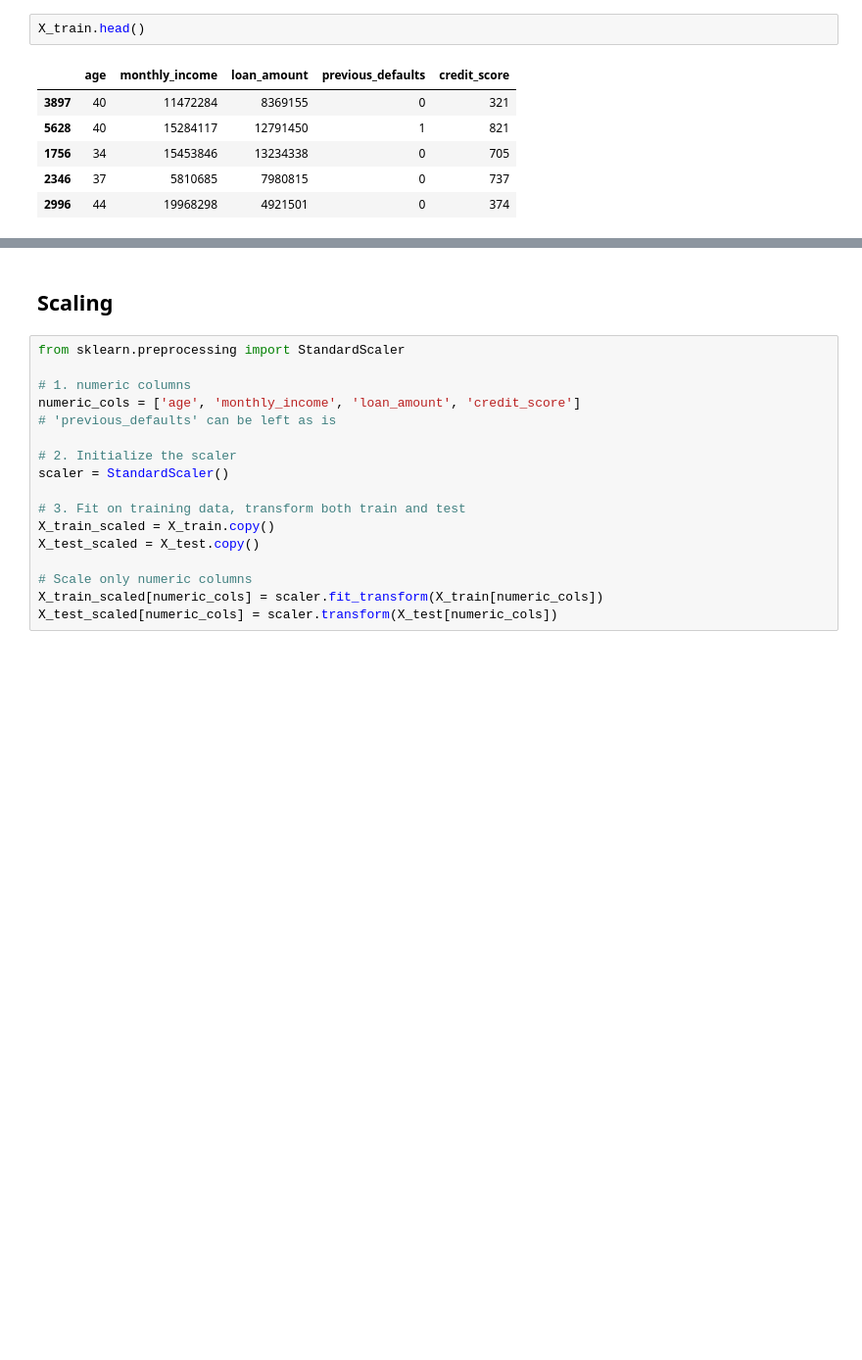
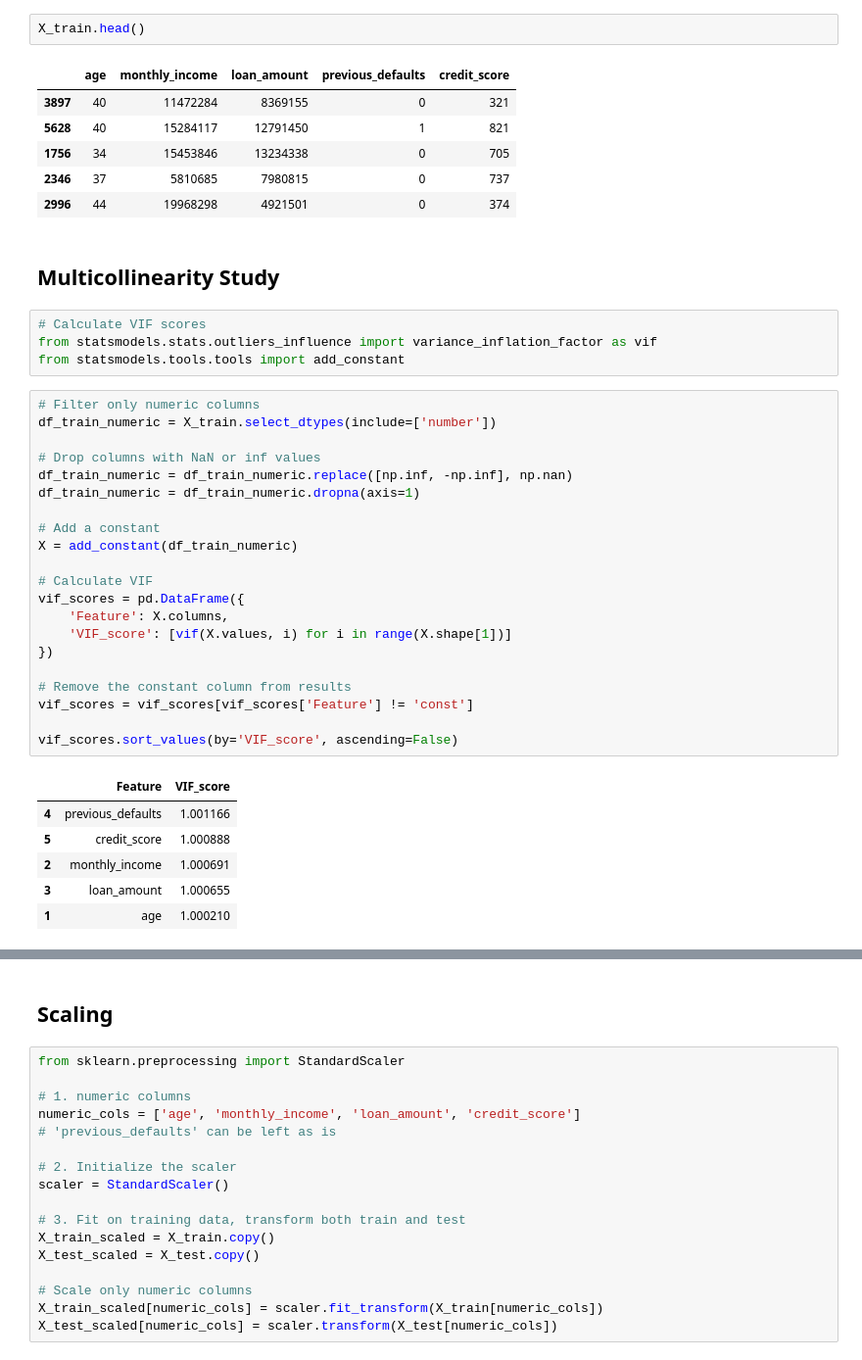
Before and after one commit to RadityaEr/Credit-Risk-E-Commerce, a Jupyter notebook: notebooks/B_modeling.ipynb, the cells around one changed output, grey strips where cells are left out. Shown: that part at 98% size. Saved outputs shown, nothing was run; the diff lists cells and outputs as text; blank space fills up the shorter version.

```diff
--- a/notebooks/B_modeling.ipynb
+++ b/notebooks/B_modeling.ipynb
@@ -228,3 +228,37 @@ X_train.head()
 | 1756 | 34 | 15453846 | 13234338 | 0 | 705 |
 | 2346 | 37 | 5810685 | 7980815 | 0 | 737 |
 | 2996 | 44 | 19968298 | 4921501 | 0 | 374 |
+# %% [markdown]
+## Multicollinearity Study
+# %%
+# Calculate VIF scores
+from statsmodels.stats.outliers_influence import variance_inflation_factor as vif
+from statsmodels.tools.tools import add_constant
+# %%
+# Filter only numeric columns
+df_train_numeric = X_train.select_dtypes(include=['number'])
+
+# Drop columns with NaN or inf values
+df_train_numeric = df_train_numeric.replace([np.inf, -np.inf], np.nan)
+df_train_numeric = df_train_numeric.dropna(axis=1)
+
+# Add a constant
+X = add_constant(df_train_numeric)
+
+# Calculate VIF
+vif_scores = pd.DataFrame({
+    'Feature': X.columns,
+    'VIF_score': [vif(X.values, i) for i in range(X.shape[1])]
+})
+
+# Remove the constant column from results
+vif_scores = vif_scores[vif_scores['Feature'] != 'const']
+
+vif_scores.sort_values(by='VIF_score', ascending=False)
+# %% [output]
+|  | Feature | VIF_score |
+| 4 | previous_defaults | 1.001166 |
+| 5 | credit_score | 1.000888 |
+| 2 | monthly_income | 1.000691 |
+| 3 | loan_amount | 1.000655 |
+| 1 | age | 1.000210 |
```
Also changed, not shown: parts of 33 cells of this notebook.
